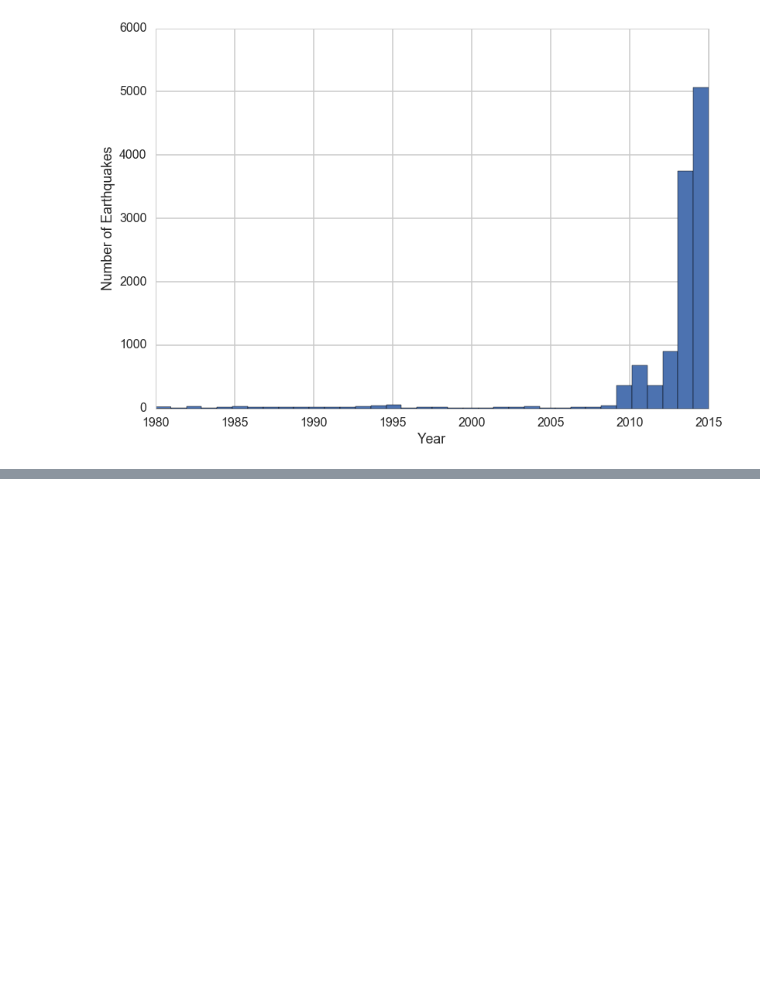
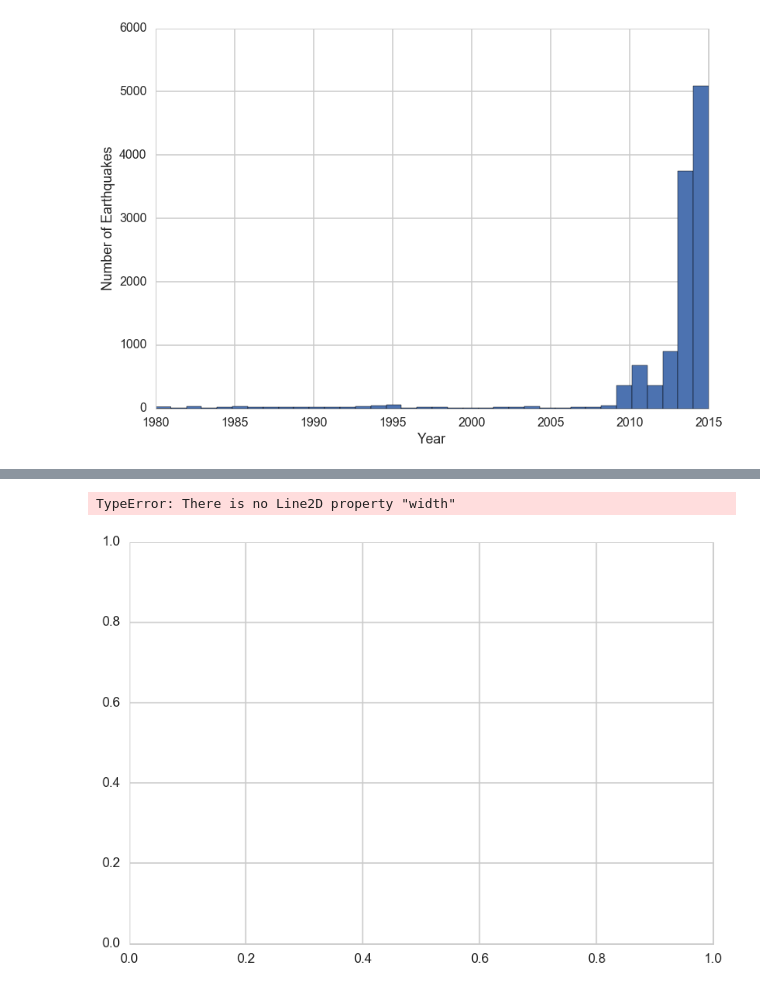
Before and after one commit to tperol/earthquake-clusters, a Jupyter notebook: explore_data_eric.ipynb, the cells around one changed output, grey strips where cells are left out. Saved outputs shown, nothing was run; the diff lists cells and outputs as text; code cells hidden in the pictures; blank space fills up the shorter version.

```diff
--- a/explore_data_eric.ipynb
+++ b/explore_data_eric.ipynb
@@ -159,10 +180,10 @@ from mpl_toolkits.basemap import Basemap
 import matplotlib.pyplot as plt
 import numpy as np
 
-def plot_earthquakes(df, minyr, maxyr):
-    mask = df.year>=minyr & df.year<=maxyr
-    map = Basemap(llcrnrlon=int(min(df.longitude))-10, llcrnrlat=int(min(df.latitude))-5,
-                  urcrnrlon=int(max(df.longitude))+10, urcrnrlat=int(max(df.latitude))+5)
+def plot_earthquakes(df, minyr, maxyr, cities):
+    #mask = df.year>=minyr & df.year<=maxyr
+    map = Basemap(llcrnrlon=int(min(df.longitude))-1, llcrnrlat=int(min(df.latitude))-1,
+                  urcrnrlon=int(max(df.longitude))+1, urcrnrlat=int(max(df.latitude))+1)
     """
     min_marker_size = 4
     for lon, lat, mag in zip(df.longitude.values, df.latitude.values, df.prefmag.values):
@@ -170,8 +191,16 @@ def plot_earthquakes(df, minyr, maxyr):
         msize = mag * min_marker_size
         map.plot(x, y, 'ro', markersize=msize)
     """
-    #map.plot(df.longitude.values, df.latitude.values, 'ro', markersize=2)
+    map.plot(df.longitude.values, df.latitude.values, 'ro', markersize=2, width=12000000,height=9000000)
     map.drawmapboundary(fill_color='white')
     map.drawcoastlines()
     map.drawstates()
+    map.drawcounties()
+    map.plot(cities.longitude.values, cities.latitude.values, 'bo', markersize=10)
+    #for city in zip(cities.longitude.values, cities.latitude.values, cities.city.values)
+    #for i in range(0,1):
+        #plt.text(cities.longitude.values[i], cities.latitude.values[i], cities.city.values[i])
+    #x, y = map(97.6, 35.4)
+    #plt.text(x,y, 'Oklahoma City')
+    plt.plot()
     plt.show()
@@ -183,3 +207,11 @@ ValueError: The truth value of a Series is ambiguous. Use a.empty, a.bool(), a.i
+# %%
+#TESTING
+cities = pd.read_csv('tempdata/OK_Lat_Long.csv')
+plot_earthquakes(since_1980_df,1980,1990, cities)
+min(since_1980_df.latitude.values), max(since_1980_df.longitude.values)
+# %% [output]
+TypeError: There is no Line2D property "width"
+[figure, added]
 # %%
 #converts time stamp to day, hour
 #Jan 1 of start year is day 1
```
Also changed, not shown: parts of 21 cells of this notebook.
